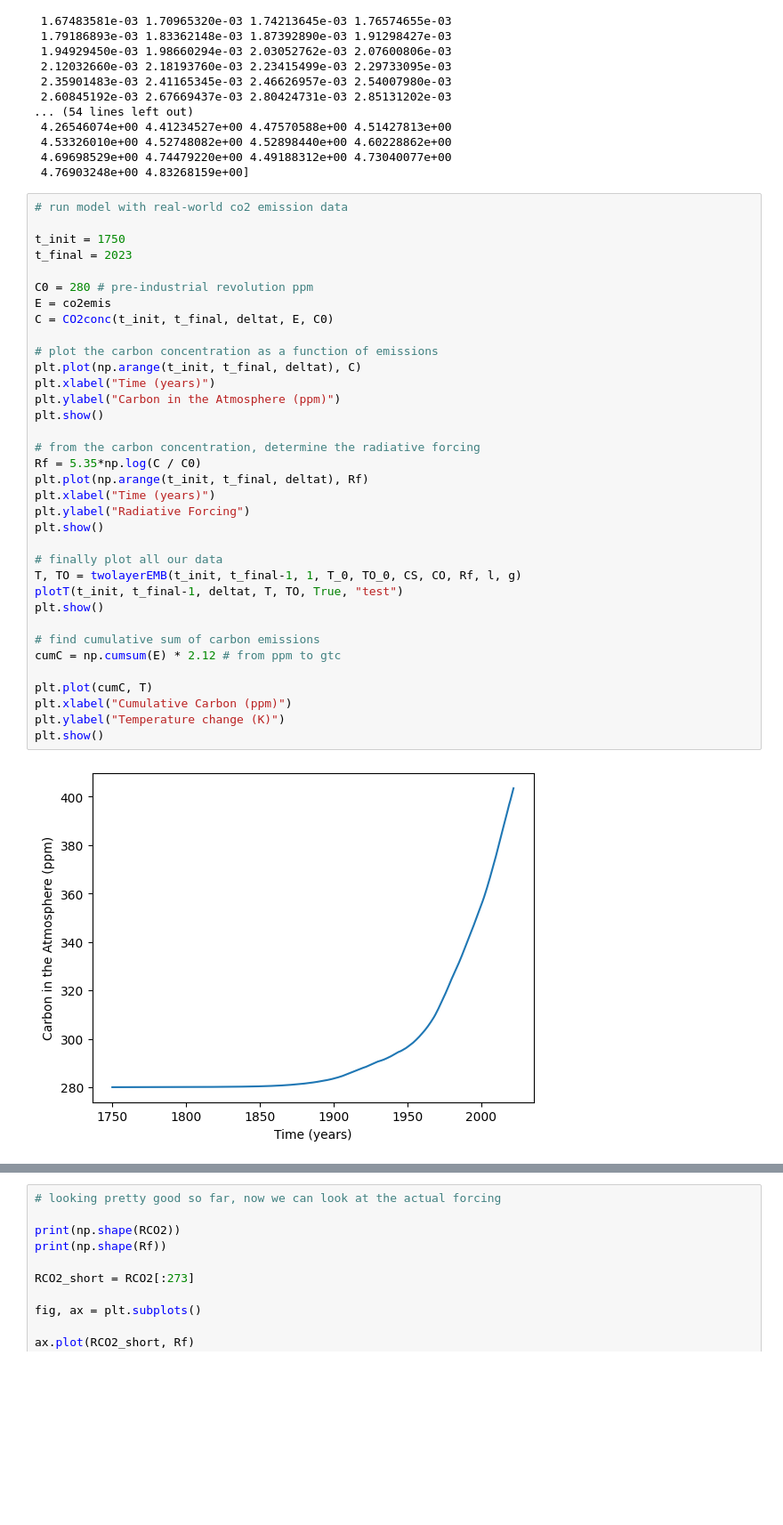
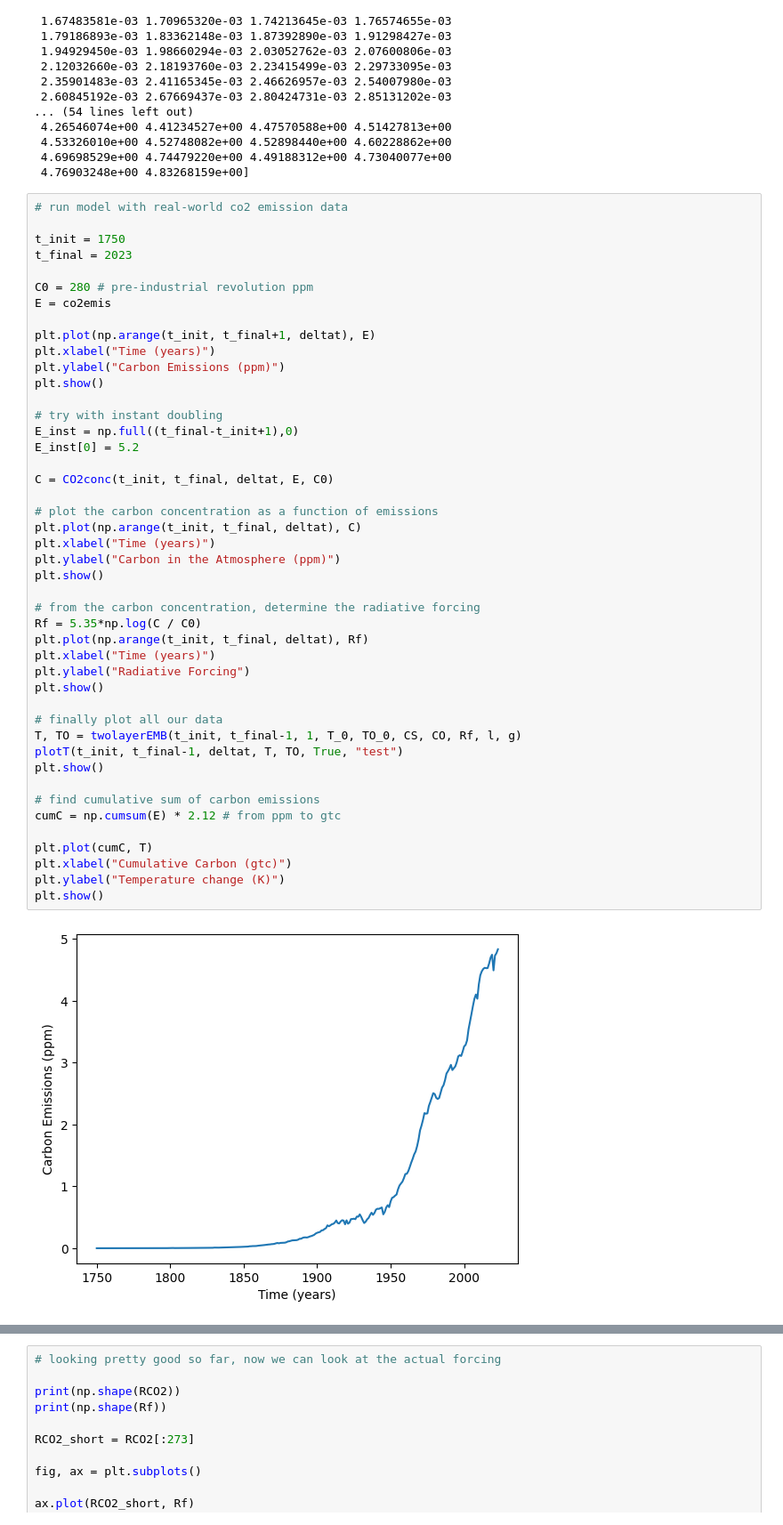
Before and after one commit to katie-hippe/atms380, a Jupyter notebook: final/final_project.ipynb, the cells around one changed output, grey strips where cells are left out. Shown at 89% size. Saved outputs shown, nothing was run; the diff lists cells and outputs as text; blank space fills up the shorter version.

```diff
--- a/final/final_project.ipynb
+++ b/final/final_project.ipynb
@@ -186,32 +195,42 @@ t_final = 2023
 
 C0 = 280 # pre-industrial revolution ppm
 E = co2emis
+
+plt.plot(np.arange(t_init, t_final+1, deltat), E)
+plt.xlabel("Time (years)")
+plt.ylabel("Carbon Emissions (ppm)")
+plt.show()
+
+# try with instant doubling
+E_inst = np.full((t_final-t_init+1),0)
+E_inst[0] = 5.2
+
 C = CO2conc(t_init, t_final, deltat, E, C0)
 
 # plot the carbon concentration as a function of emissions
 plt.plot(np.arange(t_init, t_final, deltat), C)
 plt.xlabel("Time (years)")
 plt.ylabel("Carbon in the Atmosphere (ppm)")
 plt.show()
 
 # from the carbon concentration, determine the radiative forcing
 Rf = 5.35*np.log(C / C0)
 plt.plot(np.arange(t_init, t_final, deltat), Rf)
 plt.xlabel("Time (years)")
 plt.ylabel("Radiative Forcing")
 plt.show()
 
 # finally plot all our data
 T, TO = twolayerEMB(t_init, t_final-1, 1, T_0, TO_0, CS, CO, Rf, l, g)
 plotT(t_init, t_final-1, deltat, T, TO, True, "test")
 plt.show()
 
 # find cumulative sum of carbon emissions
 cumC = np.cumsum(E) * 2.12 # from ppm to gtc
 
 plt.plot(cumC, T)
-plt.xlabel("Cumulative Carbon (ppm)")
+plt.xlabel("Cumulative Carbon (gtc)")
 plt.ylabel("Temperature change (K)")
 plt.show()
 # %% [output]
-[figure, old version]
+[figure, new version]
```
Also changed, not shown: parts of 14 cells of this notebook.
